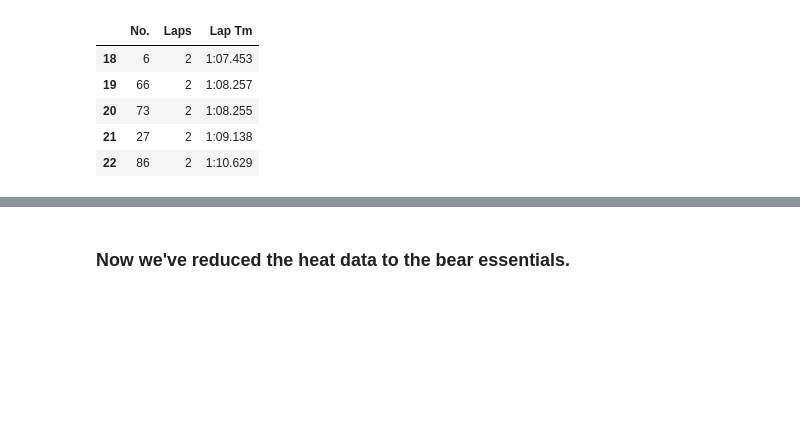
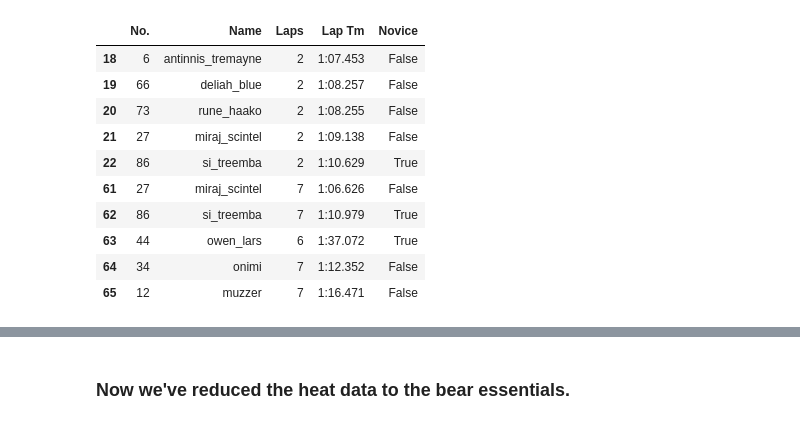
Before and after one commit to ocalla22/GridSystemWin10, a Jupyter notebook: kartingData/prepare_heat_data.ipynb, the cells around one changed output, grey strips where cells are left out. Saved outputs shown, nothing was run; the diff lists cells and outputs as text; code cells hidden in the pictures; blank space fills up the shorter version.

```diff
--- a/kartingData/prepare_heat_data.ipynb
+++ b/kartingData/prepare_heat_data.ipynb
@@ -181,14 +209,19 @@ def remove_deleted_rows_and_deleted_column(df):
     return prepped_data
 # %%
-df=prepare_dataframe(df)
-df.head()
+df = prepare_dataframe(df)
+head_and_tail(df)
 # %% [output]
-|  | No. | Laps | Lap Tm |
-| 18 | 6 | 2 | 1:07.453 |
-| 19 | 66 | 2 | 1:08.257 |
-| 20 | 73 | 2 | 1:08.255 |
-| 21 | 27 | 2 | 1:09.138 |
-| 22 | 86 | 2 | 1:10.629 |
+|  | No. | Name | Laps | Lap Tm | Novice |
+| 18 | 6 | antinnis_tremayne | 2 | 1:07.453 | False |
+| 19 | 66 | deliah_blue | 2 | 1:08.257 | False |
+| 20 | 73 | rune_haako | 2 | 1:08.255 | False |
+| 21 | 27 | miraj_scintel | 2 | 1:09.138 | False |
+| 22 | 86 | si_treemba | 2 | 1:10.629 | True |
+| 61 | 27 | miraj_scintel | 7 | 1:06.626 | False |
+| 62 | 86 | si_treemba | 7 | 1:10.979 | True |
+| 63 | 44 | owen_lars | 6 | 1:37.072 | True |
+| 64 | 34 | onimi | 7 | 1:12.352 | False |
+| 65 | 12 | muzzer | 7 | 1:16.471 | False |
 # %%
 df.info(memory_usage='Deep')
 # %% [output]
```
Also changed, not shown: parts of 17 cells of this notebook, 3 other files.
